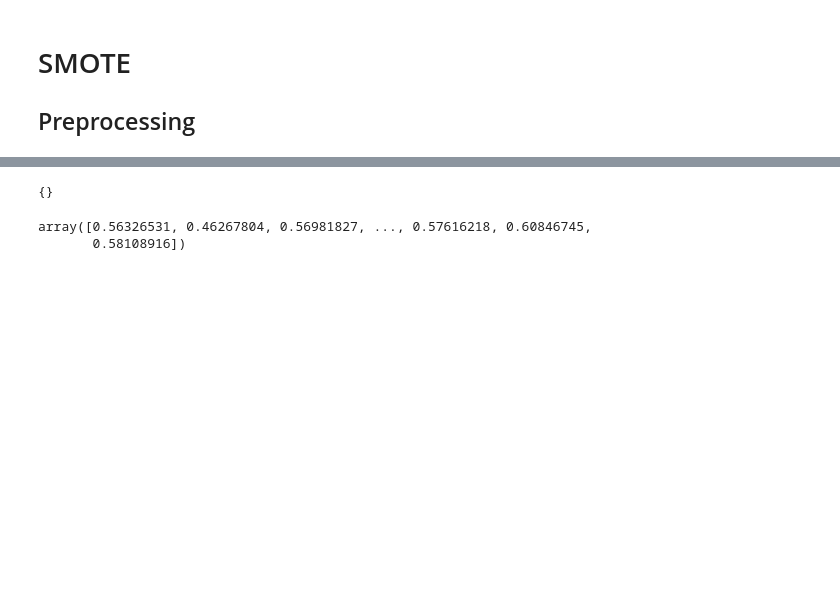
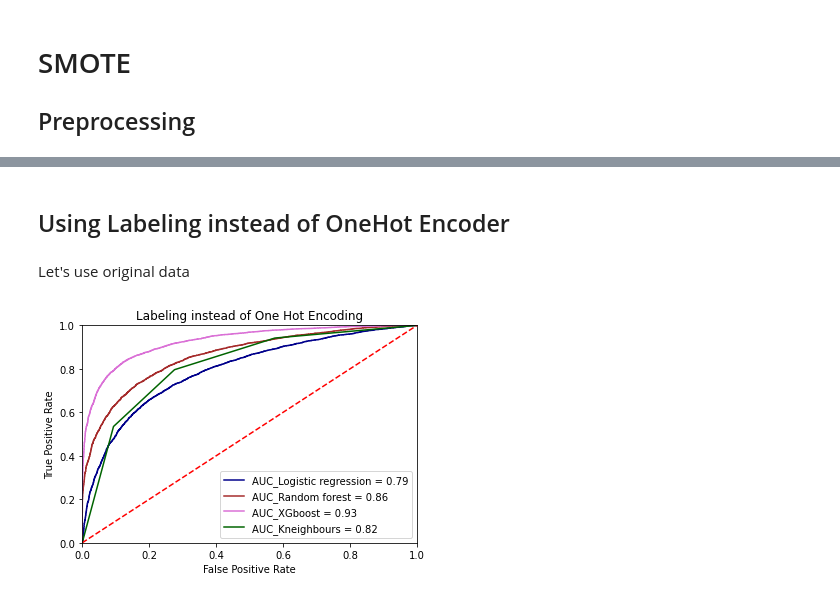
Before and after one commit to somayehY/CreditDefaultPrediction, a Jupyter notebook: CreditDefaultPrediction_DataWrangling.ipynb, the cells around one changed output, grey strips where cells are left out. Saved outputs shown, nothing was run; the diff lists cells and outputs as text; code cells hidden in the pictures; blank space fills up the shorter version.

```diff
--- a/CreditDefaultPrediction_DataWrangling.ipynb
+++ b/CreditDefaultPrediction_DataWrangling.ipynb
@@ -702,16 +691,43 @@ plt.show()
-# %%
-probs2
-# %% [output]
-{}
-# %%
-preprocess_model(LogisticRegression(random_state=42), {'classifier__C': [0.01, 0.1, 1, 10, 100], 'classifier__penalty' : ['l2']}, X_train, y_train, X_test, y_test)
-# %% [output]
-array([0.56326531, 0.46267804, 0.56981827, ..., 0.57616218, 0.60846745,
-       0.58108916])
-# %%
-clfs = [
-    {'model_name': 'Logistic regression', 'Model': LogisticRegression(random_state=42), 'Parameters': {'classifier__C': [0.01, 0.1, 1, 10, 100], 'classifier__penalty' : ['l2']}},
-    {'model_name': 'Random forest', 'Model': RandomForestClassifier(random_state=42), 'Parameters': {'classifier__max_depth': [7, 8, 9],'classifier__n_estimators': [60, 80, 100], 'classifier__max_features': [7, 8]}},
-    {'model_name': 'XGboost', 'Model': XGBClassifier(random_state=42), 'Parameters': {'classifier__learning_rate': [.2, 0.1], 'classifier__max_depth': [6, 9, 11], 'classifier__n_estimators': [60, 80, 100], 'classifier__eval_metric':['mlogloss']}},
-    {'model_name': 'Kneighbours', 'Model': KNeighborsClassifier(),'Parameters':{'classifier__n_neighbors' :[2,3], 'classifier__algorithm': ['auto', 'ball_tree']}}
-]
+# %% [markdown]
+## Using Labeling instead of OneHot Encoder
+# %% [markdown]
+Let's use original data
+# %%
+dg = pd.read_csv(filename)
+# %%
+dg = dg[(dg['AGE']<=60) & (dg['LIMIT_BAL']<=600000)]
+dg.drop(columns='ID', axis=1)
+dg.drop_duplicates(inplace=True)
+# %%
+numerical_columns = dg.drop(columns='dpnm').columns
+
+yy = dg['dpnm']
+XX = dg.drop(columns='dpnm')
+
+X_cols = XX.columns
+y_col = ['status']
+
+Xn = XX.to_numpy()
+yn = yy.to_numpy()
+random_state=42
+sm = SMOTE(random_state=42)
+X_res, y_res = sm.fit_resample(Xn,yn)
+
+X = pd.DataFrame(X_res, columns=X_cols)
+y = pd.DataFrame(y_res, columns=y_col)
+
+
+X_train, X_test, y_train, y_test = train_test_split(X, y, stratify=y, test_size=0.25, random_state=42)
+
+
+numerical_pipe = Pipeline(steps=[('scaler', StandardScaler())])
+
+preprocessing = ColumnTransformer(
+    [
+        ("num", numerical_pipe, numerical_columns),
+    ]
+)
+
+total(clfs, 'Labeling instead of One Hot Encoding')
+# %% [output]
+[figure, added]
```
Also changed, not shown: parts of 23 cells of this notebook.
